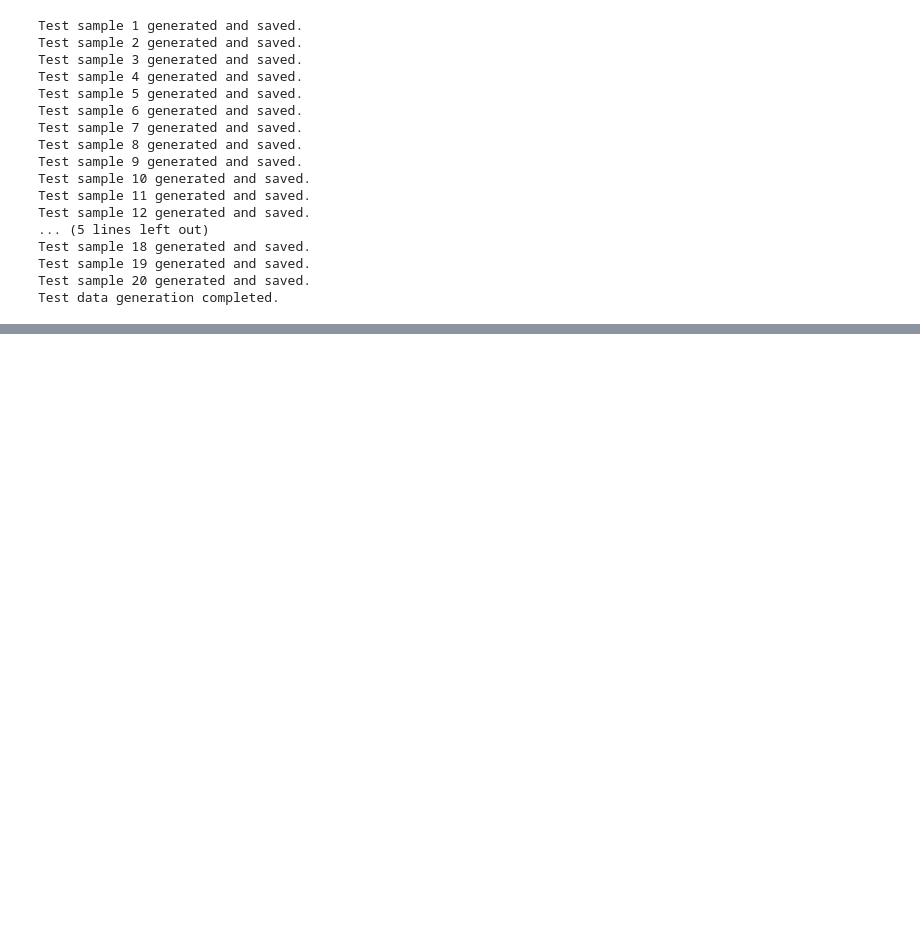
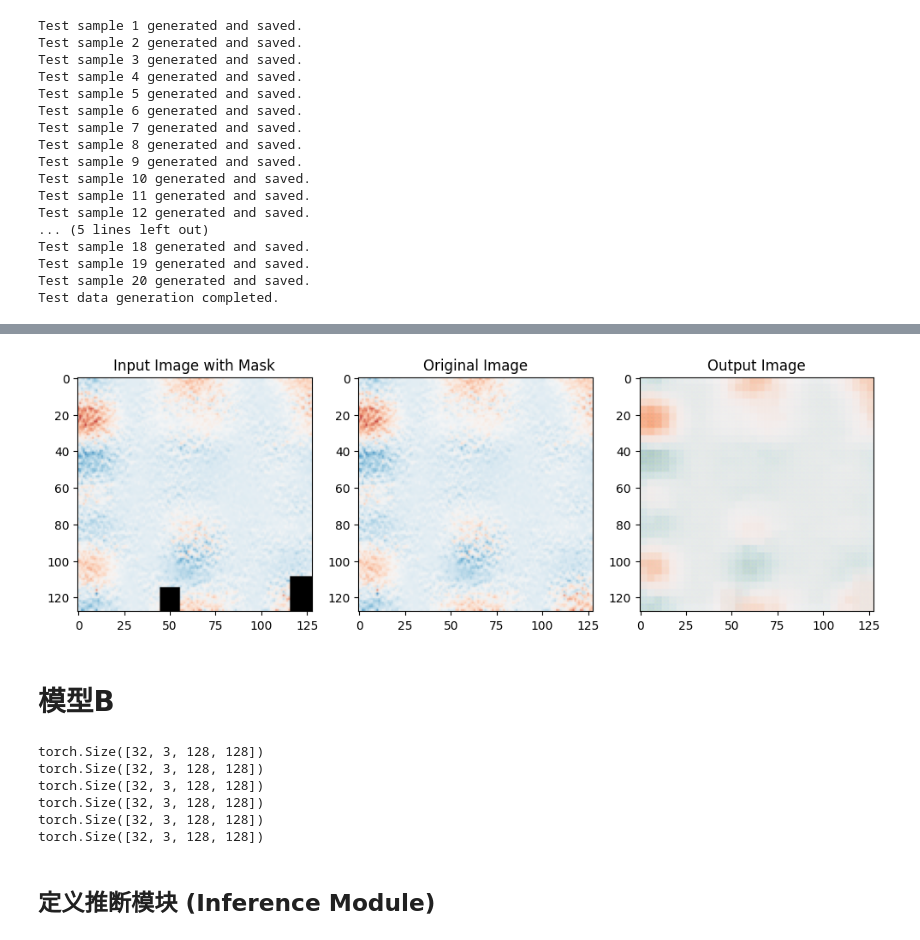
Before and after one commit to jackyvava/SR_waveFunction, a Jupyter notebook: Clebsch_Buquan/dataGen.ipynb, the cells around one changed output, grey strips where cells are left out. Saved outputs shown, nothing was run; the diff lists cells and outputs as text; code cells hidden in the pictures; blank space fills up the shorter version.

```diff
--- a/Clebsch_Buquan/dataGen.ipynb
+++ b/Clebsch_Buquan/dataGen.ipynb
@@ -286,0 +1012,16 @@ visualize_npy_files(velocity_file, abcd_file, slice_index=64)
+# %%
+plt.figure(figsize=(12, 4))
+plt.subplot(1, 3, 1)
+plt.title('Input Image with Mask')
+plt.imshow(sample_image.cpu().squeeze(0).permute(1, 2, 0))  # 变换维度用于显示RGB图像
+plt.subplot(1, 3, 2)
+plt.title('Original Image')
+plt.imshow(sample_target.permute(1, 2, 0))  # 变换维度用于显示RGB图像
+plt.subplot(1, 3, 3)
+plt.title('Output Image')
+plt.imshow(output.permute(1, 2, 0))  # 变换维度用于显示RGB图像
+plt.show()
+# %% [output]
+[figure, added]
+# %% [markdown]
+# 模型B
@@ -286,0 +1100,21 @@ visualize_npy_files(velocity_file, abcd_file, slice_index=64)
+# %%
+# 遍历训练集
+for masked_velocity_img, abcd_img, velocity_img in train_loader:
+    print(masked_velocity_img.shape)  # (batch_size, 3, 1232, 1240)
+    print(abcd_img.shape)             # (batch_size, 4, 1232, 1240)
+    print(velocity_img.shape)         # (batch_size, 3, 1232, 1240)
+    break
+
+# 遍历测试集
+for masked_velocity_img, abcd_img, velocity_img in test_loader:
+    print(masked_velocity_img.shape)  # (batch_size, 3, 1232, 1240)
+    print(abcd_img.shape)             # (batch_size, 4, 1232, 1240)
+    print(velocity_img.shape)         # (batch_size, 3, 1232, 1240)
+    break
+# %% [output]
+torch.Size([32, 3, 128, 128])
+torch.Size([32, 3, 128, 128])
+torch.Size([32, 3, 128, 128])
+torch.Size([32, 3, 128, 128])
+torch.Size([32, 3, 128, 128])
+torch.Size([32, 3, 128, 128])
@@ -286,0 +1146,2 @@ visualize_npy_files(velocity_file, abcd_file, slice_index=64)
+# %% [markdown]
+## 定义推断模块 (Inference Module)
```
Also changed, not shown: parts of 36 cells of this notebook, 2 other files.
